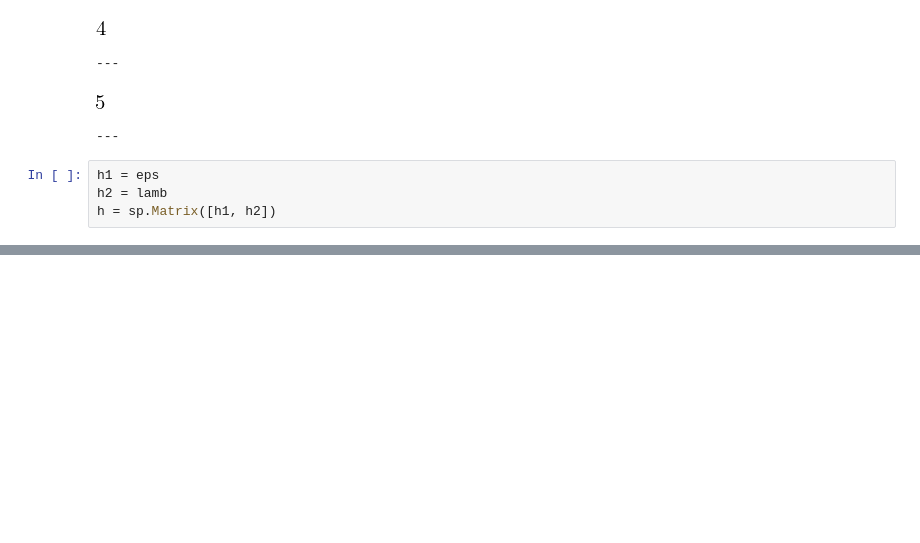
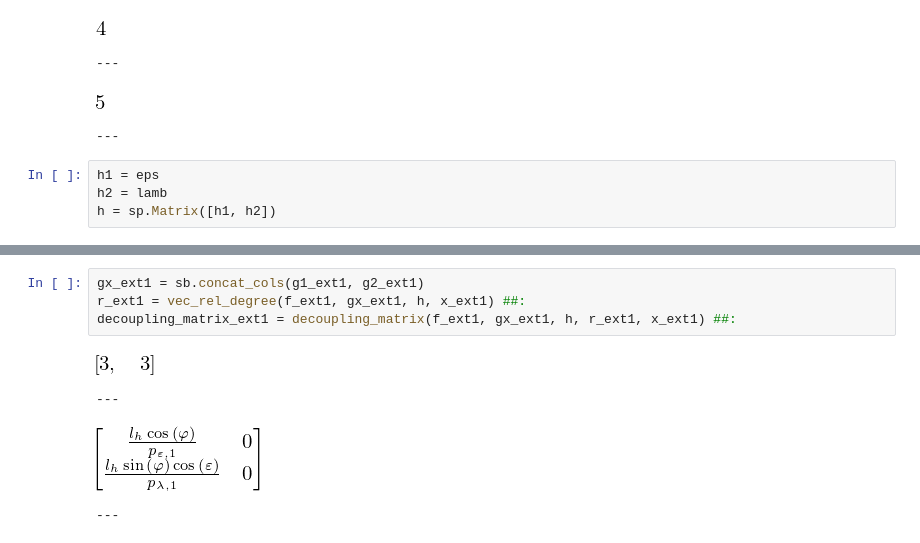
Before and after one commit to Rojetto/helicopter_thesis_code, a Jupyter notebook: scripts/nonlinear_analysis.ipynb, the cells around one changed output, grey strips where cells are left out. Saved outputs shown, nothing was run; the diff lists cells and outputs as text; blank space fills up the shorter version.

```diff
--- a/scripts/nonlinear_analysis.ipynb
+++ b/scripts/nonlinear_analysis.ipynb
@@ -144,0 +170,9 @@ ___
+# %%
+gx_ext1 = sb.concat_cols(g1_ext1, g2_ext1)
+r_ext1 = vec_rel_degree(f_ext1, gx_ext1, h, x_ext1) ##:
+decoupling_matrix_ext1 = decoupling_matrix(f_ext1, gx_ext1, h, r_ext1, x_ext1) ##:
+# %% [output]
+[figure, added]
+---
+[figure, added]
+---
```
Also changed, not shown: parts of 7 cells of this notebook.
